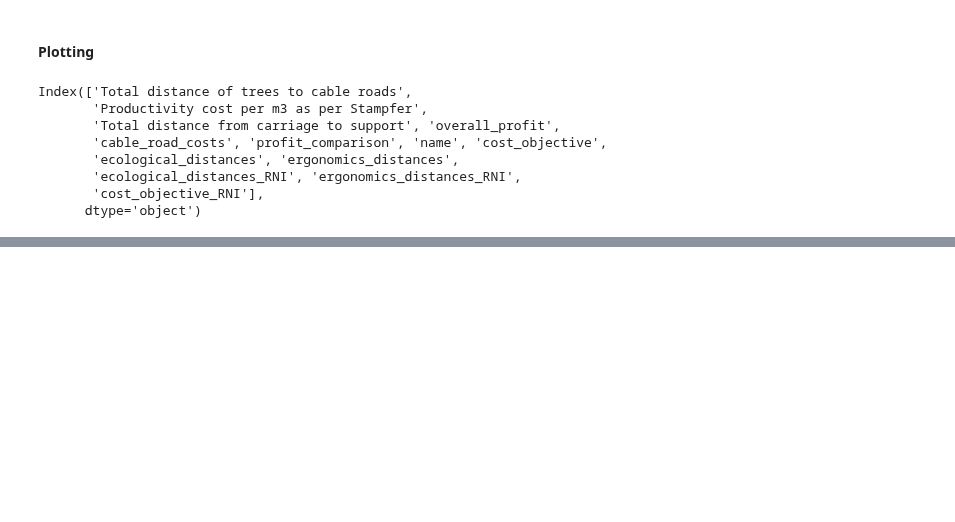
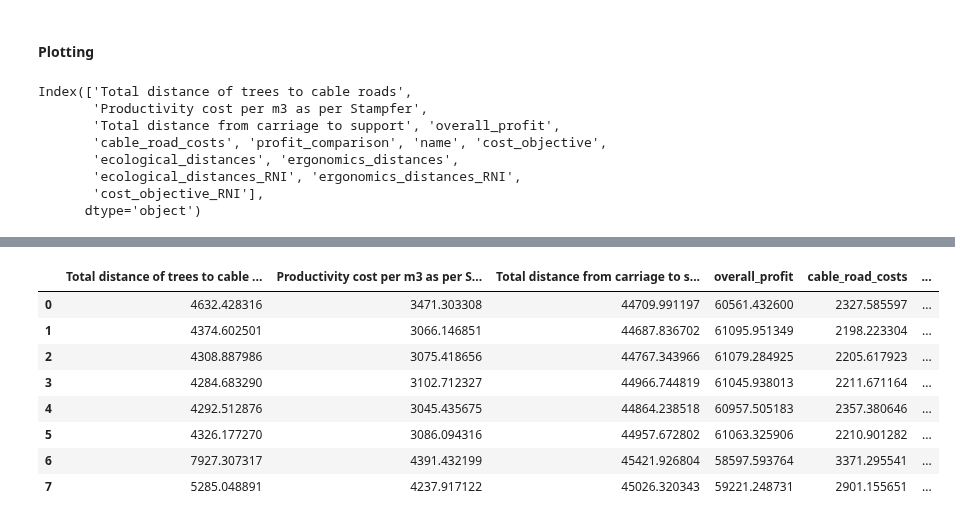
Before and after one commit to werzum/multi_objective_layout_optimization, a Jupyter notebook: 01_Notebooks/interface.ipynb, the cells around one changed output, grey strips where cells are left out. Drawn from its saved outputs; the diff is of its cells as text; code cells hidden in the pictures; blank space fills up the shorter version.

```diff
--- a/01_Notebooks/interface.ipynb
+++ b/01_Notebooks/interface.ipynb
@@ -241,3 +252,7 @@ Starting NSGA II optimization
 Profit baseline is 60561.43259970596
 Starting expert layout optimization
 Profit baseline is 58597.59376380608
+# %%
+results_df = optimization_execution.create_results_df(
+    optimization_result_list[0:4], model_list[0], forest_area_3
+)
@@ -460,0 +330,12 @@ VBox(children=(HBox(children=(FigureWidget({
+# %%
+results_df
+# %% [output]
+|  | Total distance of trees to cable ... | Productivity cost per m3 as per S... | Total distance from carriage to s... | overall_profit | cable_road_costs | ... |
+| 0 | 4632.428316 | 3471.303308 | 44709.991197 | 60561.432600 | 2327.585597 | ... |
+| 1 | 4374.602501 | 3066.146851 | 44687.836702 | 61095.951349 | 2198.223304 | ... |
+| 2 | 4308.887986 | 3075.418656 | 44767.343966 | 61079.284925 | 2205.617923 | ... |
+| 3 | 4284.683290 | 3102.712327 | 44966.744819 | 61045.938013 | 2211.671164 | ... |
+| 4 | 4292.512876 | 3045.435675 | 44864.238518 | 60957.505183 | 2357.380646 | ... |
+| 5 | 4326.177270 | 3086.094316 | 44957.672802 | 61063.325906 | 2210.901282 | ... |
+| 6 | 7927.307317 | 4391.432199 | 45421.926804 | 58597.593764 | 3371.295541 | ... |
+| 7 | 5285.048891 | 4237.917122 | 45026.320343 | 59221.248731 | 2901.155651 | ... |
```
Also changed, not shown: parts of 10 cells of this notebook, 11 other files.
